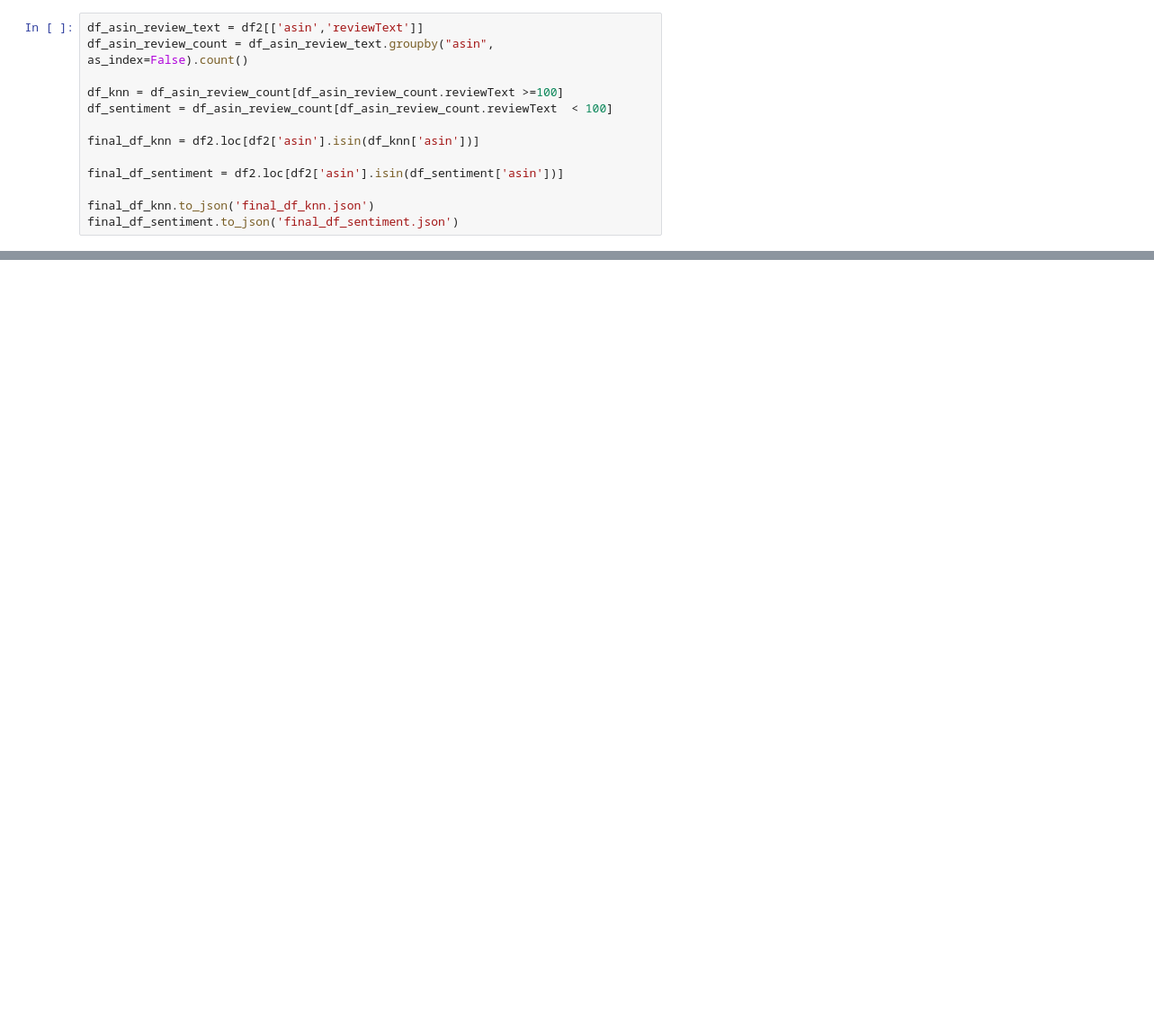
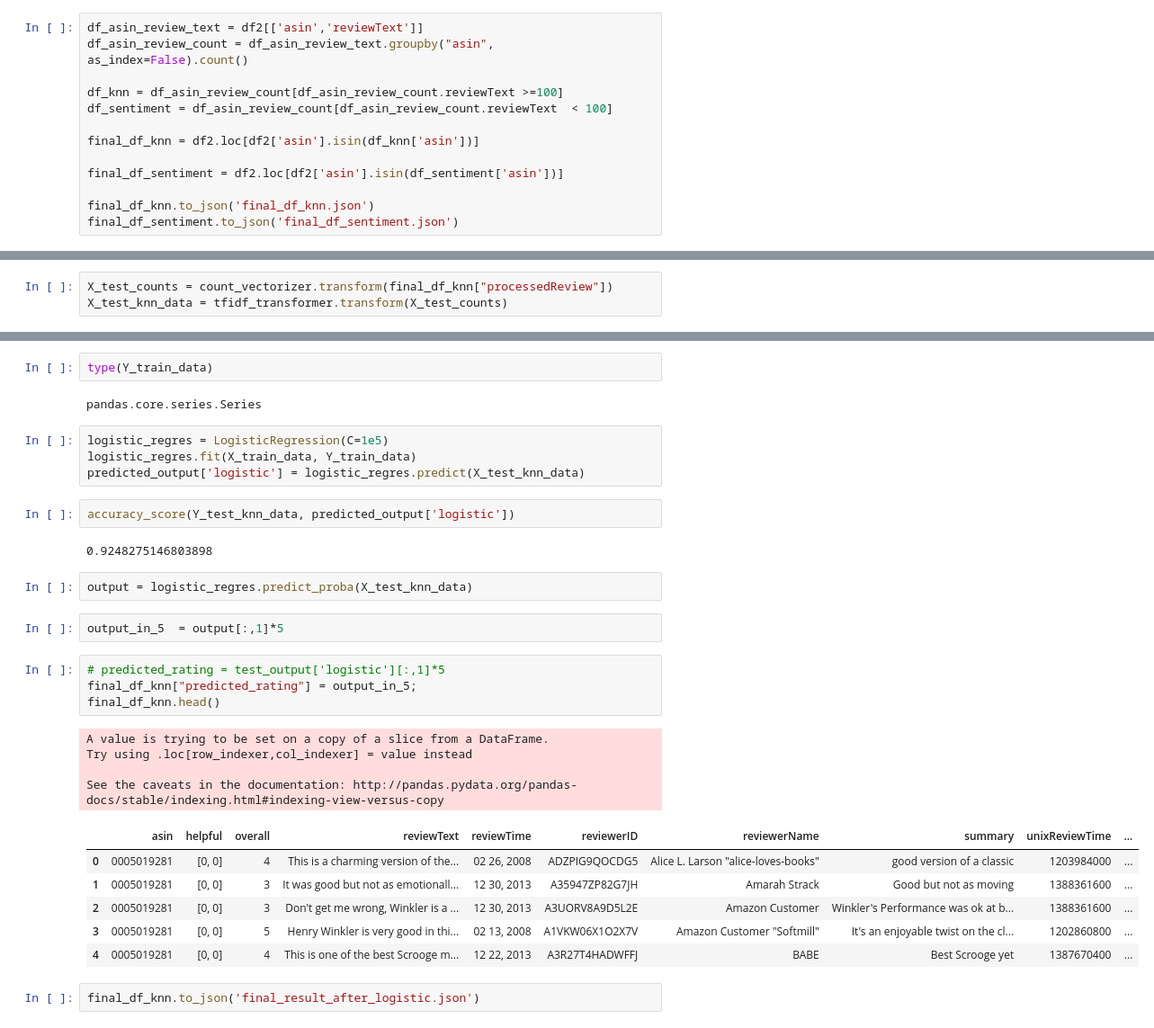
Before and after one commit to Bala000/product-recommend, a Jupyter notebook: pre_processor.ipynb, the cells around one changed output, grey strips where cells are left out. Shown at 90% size. Drawn from its saved outputs; the diff is of its cells as text; blank space fills up the shorter version.

```diff
--- a/pre_processor.ipynb
+++ b/pre_processor.ipynb
@@ -50,0 +193,3 @@ final_df_sentiment.head()
+# %%
+X_test_counts = count_vectorizer.transform(final_df_knn["processedReview"])
+X_test_knn_data = tfidf_transformer.transform(X_test_counts)
@@ -50,0 +218,33 @@ final_df_sentiment.head()
+# %%
+type(Y_train_data)
+# %% [output]
+pandas.core.series.Series
+# %%
+logistic_regres = LogisticRegression(C=1e5)
+logistic_regres.fit(X_train_data, Y_train_data)
+predicted_output['logistic'] = logistic_regres.predict(X_test_knn_data)
+# %%
+accuracy_score(Y_test_knn_data, predicted_output['logistic'])
+# %% [output]
+0.9248275146803898
+# %%
+output = logistic_regres.predict_proba(X_test_knn_data)
+# %%
+output_in_5  = output[:,1]*5
+# %%
+# predicted_rating = test_output['logistic'][:,1]*5
+final_df_knn["predicted_rating"] = output_in_5;
+final_df_knn.head()
+# %% [output]
+A value is trying to be set on a copy of a slice from a DataFrame.
+Try using .loc[row_indexer,col_indexer] = value instead
+
+See the caveats in the documentation: http://pandas.pydata.org/pandas-docs/stable/indexing.html#indexing-view-versus-copy
+|  | asin | helpful | overall | reviewText | reviewTime | reviewerID | reviewerName | summary | unixReviewTime | ... |
+| 0 | 0005019281 | [0, 0] | 4 | This is a charming version of the... | 02 26, 2008 | ADZPIG9QOCDG5 | Alice L. Larson "alice-loves-books" | good version of a classic | 1203984000 | ... |
+| 1 | 0005019281 | [0, 0] | 3 | It was good but not as emotionall... | 12 30, 2013 | A35947ZP82G7JH | Amarah Strack | Good but not as moving | 1388361600 | ... |
+| 2 | 0005019281 | [0, 0] | 3 | Don't get me wrong, Winkler is a ... | 12 30, 2013 | A3UORV8A9D5L2E | Amazon Customer | Winkler's Performance was ok at b... | 1388361600 | ... |
+| 3 | 0005019281 | [0, 0] | 5 | Henry Winkler is very good in thi... | 02 13, 2008 | A1VKW06X1O2X7V | Amazon Customer "Softmill" | It's an enjoyable twist on the cl... | 1202860800 | ... |
+| 4 | 0005019281 | [0, 0] | 4 | This is one of the best Scrooge m... | 12 22, 2013 | A3R27T4HADWFFJ | BABE | Best Scrooge yet | 1387670400 | ... |
+# %%
+final_df_knn.to_json('final_result_after_logistic.json')
```
Also changed, not shown: parts of 29 cells of this notebook.
